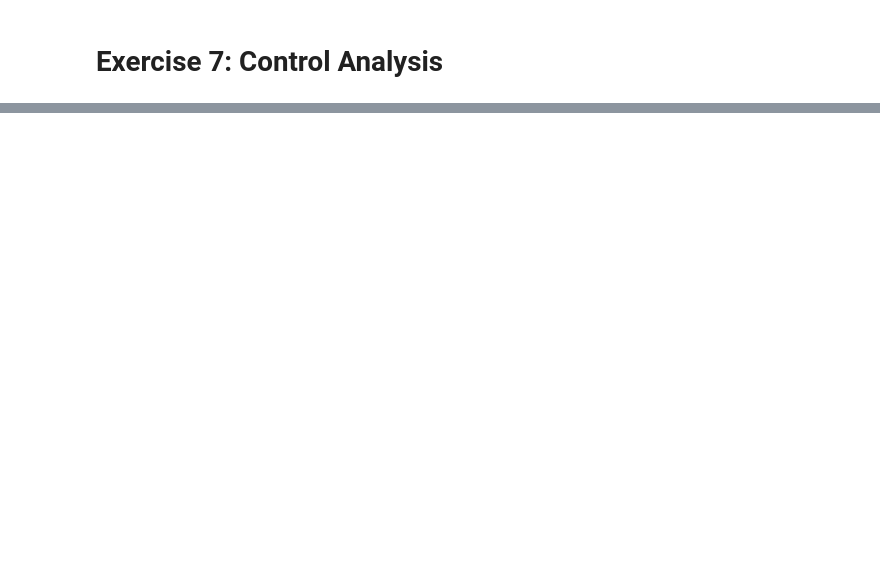
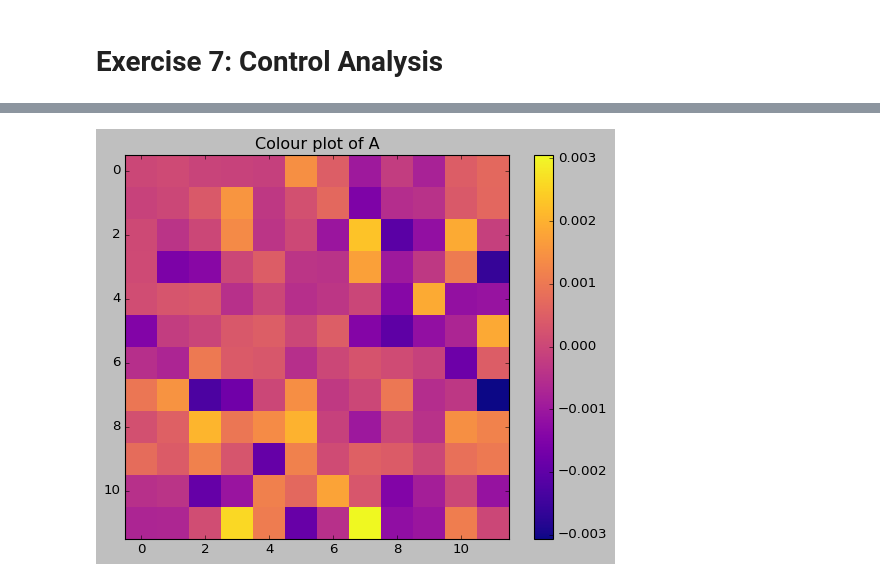
Before and after one commit to ofs416/Brain_Machine_Interfaces, a Jupyter notebook: Coursework_1/code.ipynb, the cells around one changed output, grey strips where cells are left out. Cells and saved outputs as stored; diff of their text form; code cells hidden in the pictures; blank space fills up the shorter version.

```diff
--- a/Coursework_1/code.ipynb
+++ b/Coursework_1/code.ipynb
@@ -398,8 +422,12 @@ plot_pca_psths(Z, 1, 2)
 # %%
 # Exercise 4
 beta, A = a_estimate(Z)
-plt.imshow(A)
+img = plt.imshow(A, interpolation ='nearest', cmap='plasma' )
+plt.colorbar(img)
+plt.title('Colour plot of A')
 plt.show()
+# %% [output]
+[figure, added]
 # %%
 ## A)
 A_evalue, A_evector = np.linalg.eig(A)
```
Also changed, not shown: parts of 22 cells of this notebook, 1 other file.
